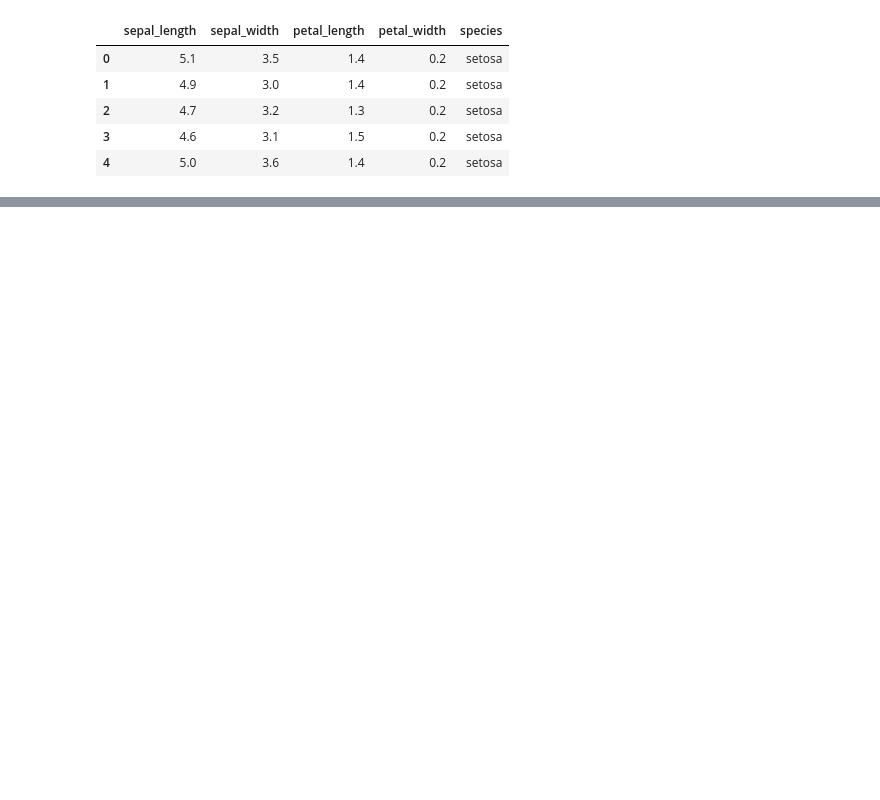
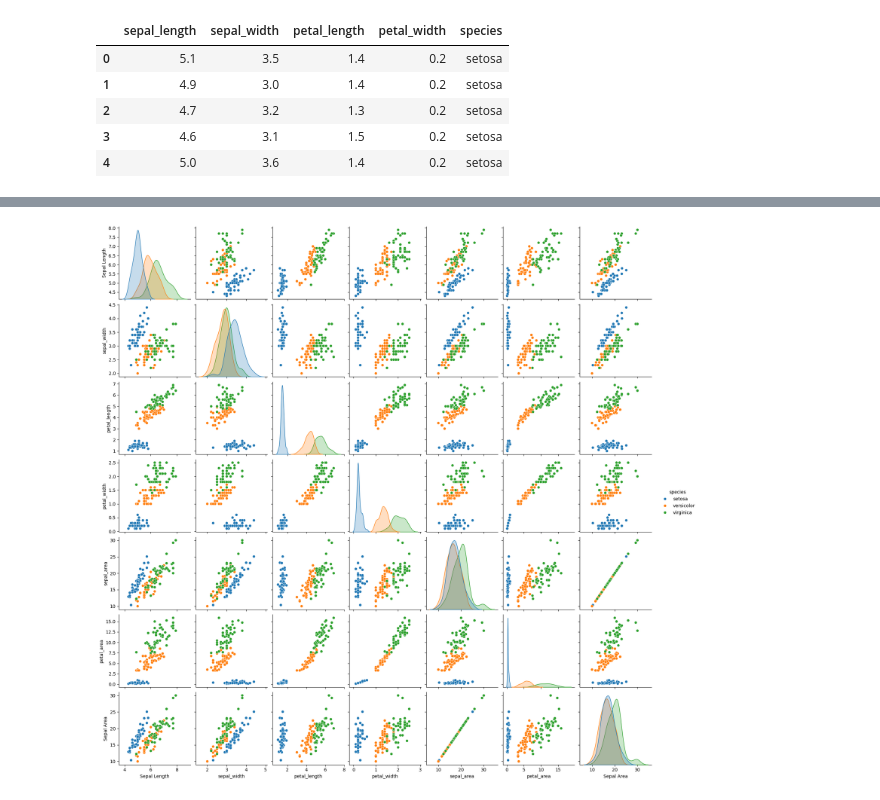
Before and after one commit to bjdawson23/datafun-04-eda, a Jupyter notebook: bjdawson_eda.ipynb, the cells around one changed output, grey strips where cells are left out. Saved outputs shown, nothing was run; the diff lists cells and outputs as text; code cells hidden in the pictures; blank space fills up the shorter version.

```diff
--- a/bjdawson_eda.ipynb
+++ b/bjdawson_eda.ipynb
@@ -40,0 +141,26 @@ iris_df.head()
+# %%
+# 1. Check for missing values
+print("Missing values per column:\n", iris_df.isnull().sum())
+
+# 2. Drop rows with missing values (if any)
+iris_df = iris_df.dropna()
+
+# 3. Standardize column names (lowercase, replace spaces with underscores)
+iris_df.columns = iris_df.columns.str.lower().str.replace(' ', '_')
+
+# 4. Remove duplicate rows (if any)
+iris_df = iris_df.drop_duplicates()
+
+# 5. Convert categorical columns to category dtype for efficiency
+for col in iris_df.select_dtypes(include='object').columns:
+    iris_df[col] = iris_df[col].astype('category')
+
+# 6. Feature Engineering: Add new features if not already present
+if 'sepal_area' not in iris_df.columns:
+    iris_df['sepal_area'] = iris_df['sepal_length'] * iris_df['sepal_width']
+if 'petal_area' not in iris_df.columns:
+    iris_df['petal_area'] = iris_df['petal_length'] * iris_df['petal_width']
+
+# 7. Display cleaned and transformed DataFrame info
+iris_df.info()
+iris_df.head()
@@ -40,0 +195,18 @@ iris_df.head()
+# %%
+# Feature Engineering
+# Renaming a column
+iris_df.rename(columns={'sepal_length': 'Sepal Length'}, inplace=True)
+
+# Adding a new column
+iris_df['Sepal Area'] = iris_df['Sepal Length'] * iris_df['sepal_width']
+
+# Create a pairplot of the Iris dataset
+# A pairplot is a grid of scatter plots for each pair of numerical columns in the dataset
+# The hue parameter is used to color the data points
+# by species (a categorical column)
+sns.pairplot(iris_df, hue='species')
+
+# Show all plots
+matplotlib.pyplot.show()
+# %% [output]
+[figure, added]
```
Also changed, not shown: parts of 19 cells of this notebook, 1 other file.
